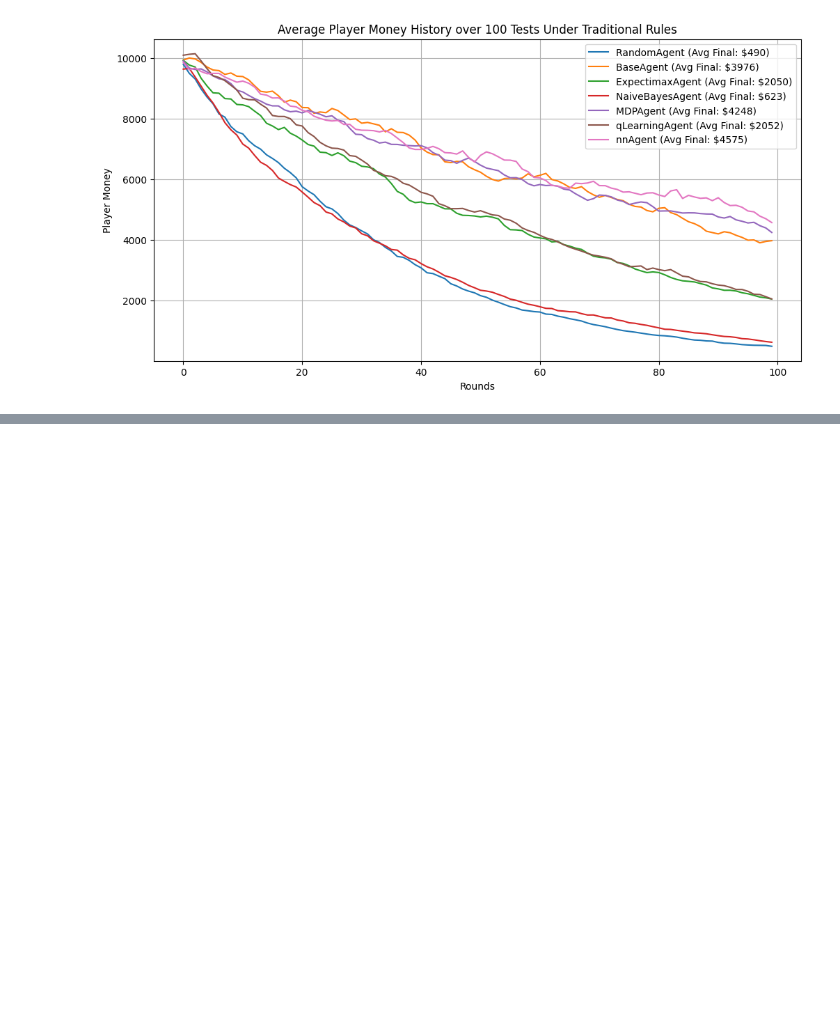
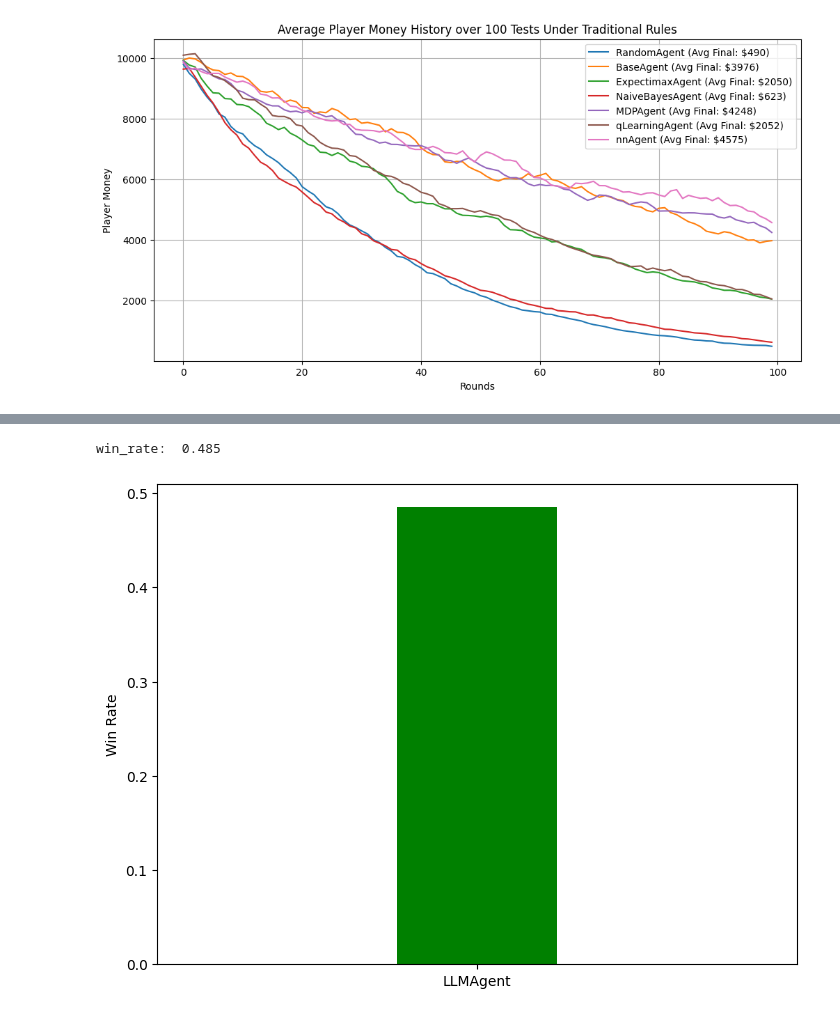
Before and after one commit to KesonStar/BlackJack, a Jupyter notebook: BlackJack.ipynb, the cells around one changed output, grey strips where cells are left out. Cells and saved outputs as stored; diff of their text form; code cells hidden in the pictures; blank space fills up the shorter version.

```diff
--- a/BlackJack.ipynb
+++ b/BlackJack.ipynb
@@ -464,0 +521,15 @@ plt.show()
+# %%
+win_rates = {}
+win_rates[agent.__class__.__name__] = results["win"] / rounds
+print("win_rate: ", win_rates[agent.__class__.__name__])
+
+fig = plt.figure()
+ax = fig.add_axes([0,0,1,1])
+ax.bar(win_rates.keys(), win_rates.values(), color='green', width=0.25)
+ax.set_xlim(-0.5, 0.5)  # 给柱子左右添加空白
+# ax.set_ylim(0.3, 0.6)
+plt.ylabel('Win Rate')
+plt.show()
+# %% [output]
+win_rate:  0.485
+[figure, added]
```
Also changed, not shown: parts of 12 cells of this notebook, 4 other files.
